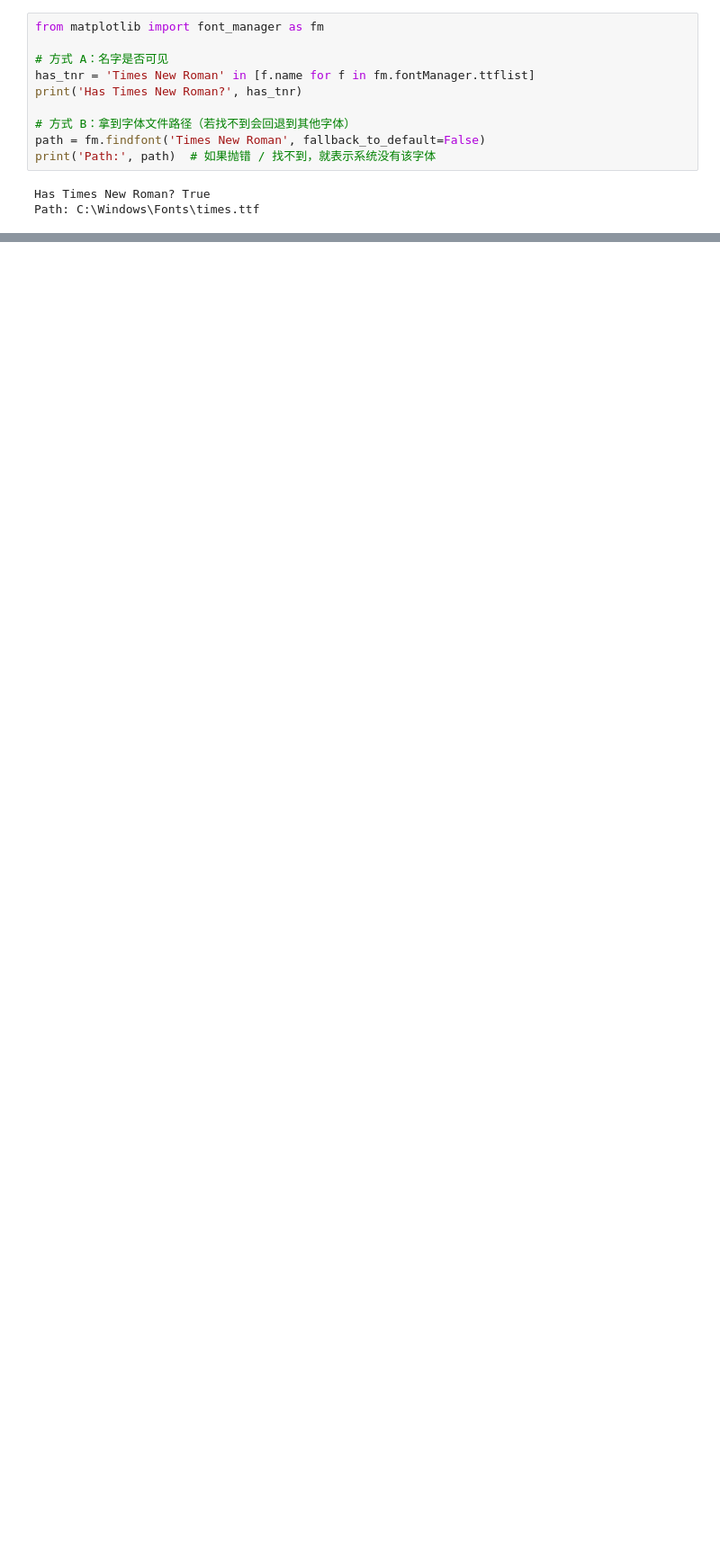
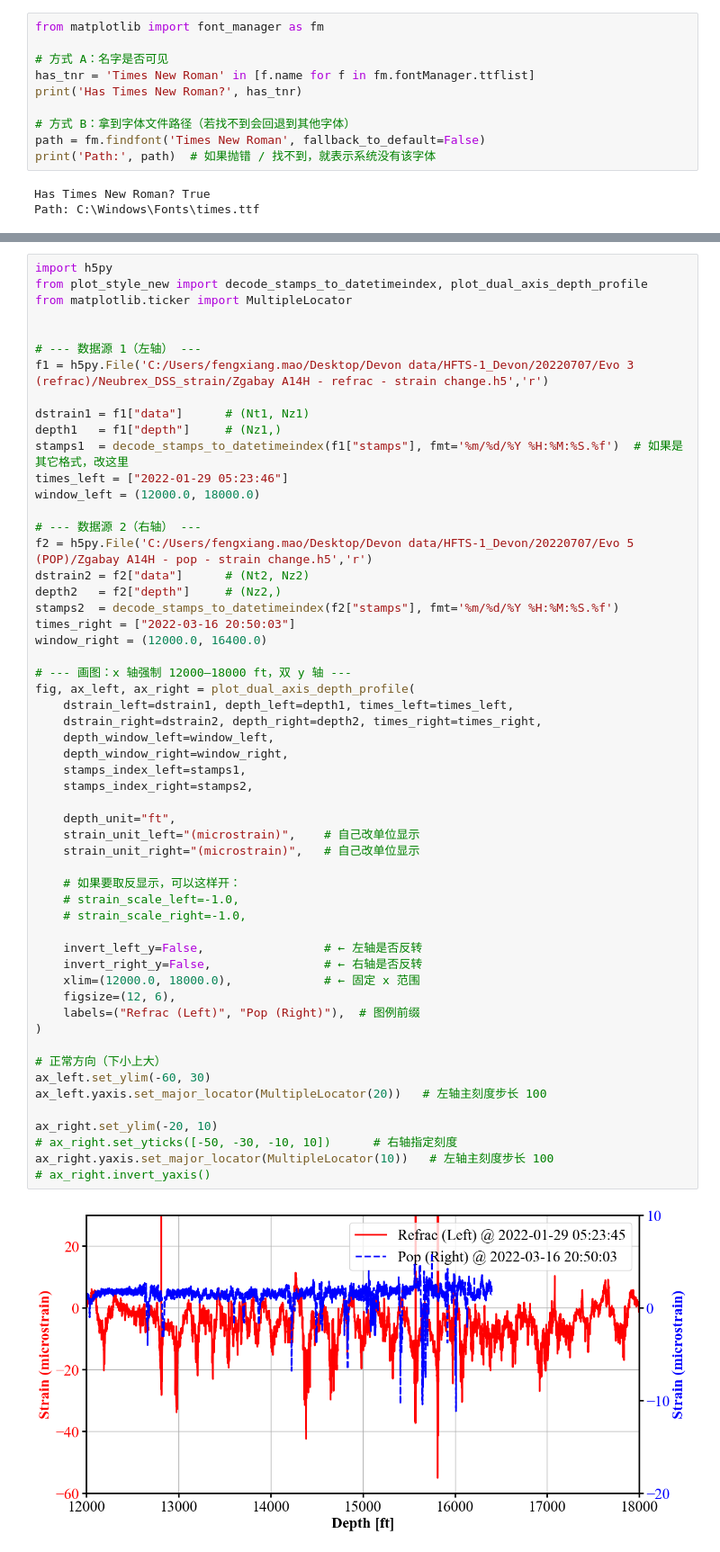
Before and after one commit to felix-mao-1516/plot-for-research-, a Jupyter notebook: plot.ipynb, the cells around one changed output, grey strips where cells are left out. Shown at 90% size. Saved outputs shown, nothing was run; the diff lists cells and outputs as text; blank space fills up the shorter version.

```diff
--- a/plot.ipynb
+++ b/plot.ipynb
@@ -78,0 +107,57 @@ ValueError: not enough values to unpack (expected 2, got 1)
+# %%
+import h5py
+from plot_style_new import decode_stamps_to_datetimeindex, plot_dual_axis_depth_profile
+from matplotlib.ticker import MultipleLocator
+
+
+# --- 数据源 1（左轴） ---
+f1 = h5py.File('C:/Users/fengxiang.mao/Desktop/Devon data/HFTS-1_Devon/20220707/Evo 3 (refrac)/Neubrex_DSS_strain/Zgabay A14H - refrac - strain change.h5','r')
+
+dstrain1 = f1["data"]      # (Nt1, Nz1)
+depth1   = f1["depth"]     # (Nz1,)
+stamps1  = decode_stamps_to_datetimeindex(f1["stamps"], fmt='%m/%d/%Y %H:%M:%S.%f')  # 如果是其它格式，改这里
+times_left = ["2022-01-29 05:23:46"]
+window_left = (12000.0, 18000.0)
+
+# --- 数据源 2（右轴） ---
+f2 = h5py.File('C:/Users/fengxiang.mao/Desktop/Devon data/HFTS-1_Devon/20220707/Evo 5 (POP)/Zgabay A14H - pop - strain change.h5','r')
+dstrain2 = f2["data"]      # (Nt2, Nz2)
+depth2   = f2["depth"]     # (Nz2,)
+stamps2  = decode_stamps_to_datetimeindex(f2["stamps"], fmt='%m/%d/%Y %H:%M:%S.%f')
+times_right = ["2022-03-16 20:50:03"]
+window_right = (12000.0, 16400.0)
+
+# --- 画图：x 轴强制 12000–18000 ft，双 y 轴 ---
+fig, ax_left, ax_right = plot_dual_axis_depth_profile(
+    dstrain_left=dstrain1, depth_left=depth1, times_left=times_left,
+    dstrain_right=dstrain2, depth_right=depth2, times_right=times_right,
+    depth_window_left=window_left,
+    depth_window_right=window_right,
+    stamps_index_left=stamps1,
+    stamps_index_right=stamps2,
+
+    depth_unit="ft",
+    strain_unit_left="(microstrain)",    # 自己改单位显示
+    strain_unit_right="(microstrain)",   # 自己改单位显示
+
+    # 如果要取反显示，可以这样开：
+    # strain_scale_left=-1.0,
+    # strain_scale_right=-1.0,
+
+    invert_left_y=False,                 # ← 左轴是否反转
+    invert_right_y=False,                # ← 右轴是否反转
+    xlim=(12000.0, 18000.0),             # ← 固定 x 范围
+    figsize=(12, 6),
+    labels=("Refrac (Left)", "Pop (Right)"),  # 图例前缀
+)
+
+# 正常方向（下小上大）
+ax_left.set_ylim(-60, 30)
+ax_left.yaxis.set_major_locator(MultipleLocator(20))   # 左轴主刻度步长 100
+
+ax_right.set_ylim(-20, 10)
+# ax_right.set_yticks([-50, -30, -10, 10])      # 右轴指定刻度
+ax_right.yaxis.set_major_locator(MultipleLocator(10))   # 左轴主刻度步长 100
+# ax_right.invert_yaxis()
+# %% [output]
+[figure, added]
```
Also changed, not shown: parts of 6 cells of this notebook, 3 other files.
